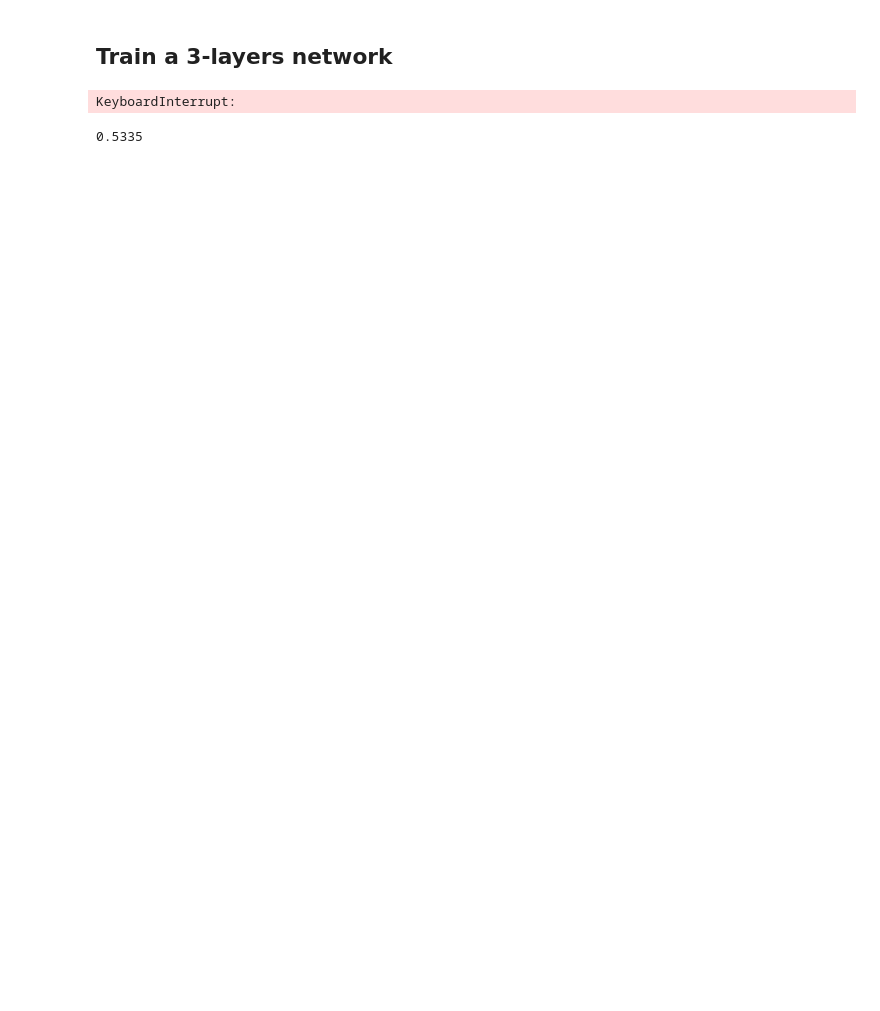
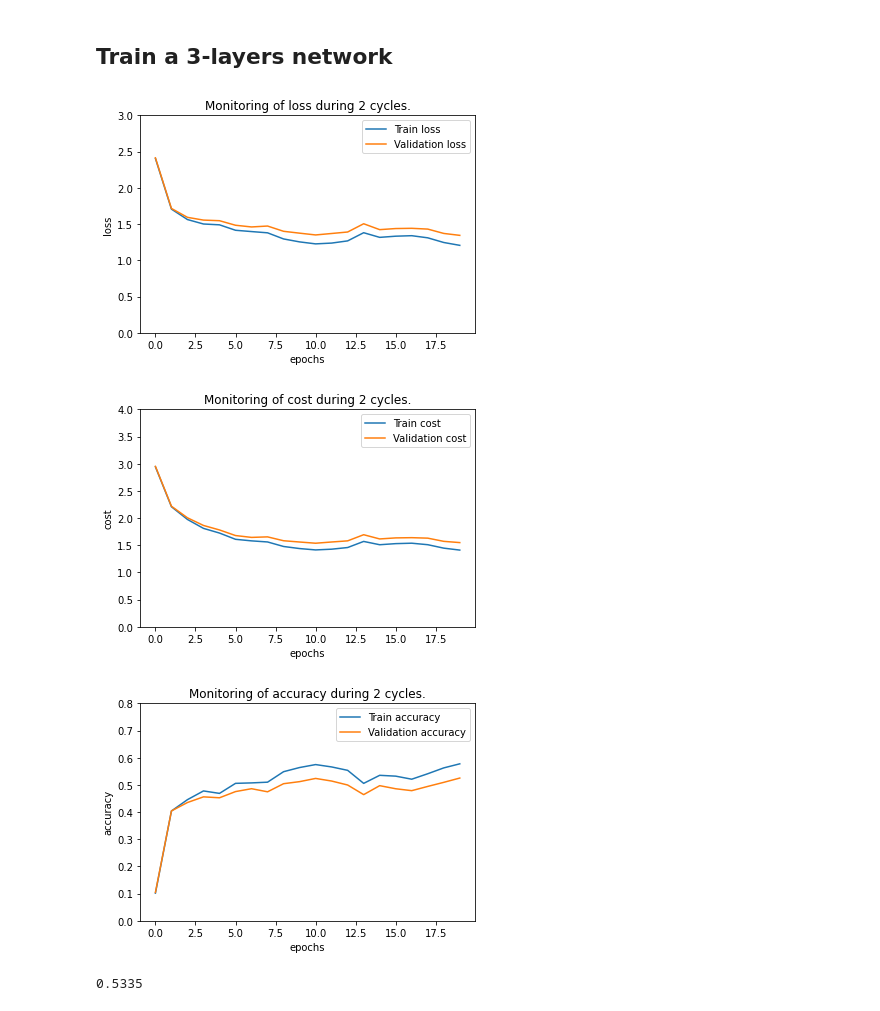
Before and after one commit to KenzaB27/dl_labs, a Jupyter notebook: lab3/lab3_experiments.ipynb, the cells around one changed output. Saved outputs shown, nothing was run; the diff lists cells and outputs as text; code cells hidden in the pictures; blank space fills up the shorter version.

```diff
--- a/lab3/lab3_experiments.ipynb
+++ b/lab3/lab3_experiments.ipynb
@@ -264,11 +264,13 @@ net2.compute_accuracy(data['X_test'], data['y_test'])
 ## Train a 3-layers network
 # %%
 importlib.reload(mlp)
-net = mlp.MLP(lamda=.005, k=3, dims=[3072,50,50,10])
+net = mlp.MLP(lamda=.005, k=3, dims=[3072,50,50,10], batch_norm=False, init=mlp.Initialization.XAVIER, seed=42)
 GDparams = {"n_cycles":2, "n_batch":100, "eta_min":1e-5, "eta_max":1e-1, "ns":5*45000//100, "freq":10, "exp":"lay3"}
 net.cyclic_learning(data_5000, GDparams, verbose=True, backup=True)
 net.plot_metric(GDparams, metric="loss")
 net.plot_metric(GDparams, metric="cost")
 net.plot_metric(GDparams, metric="accuracy")
 # %% [output]
-KeyboardInterrupt:
+[figure, added]
+[figure, added]
+[figure, added]
```
Also changed, not shown: parts of 13 cells of this notebook, 1 other file.
